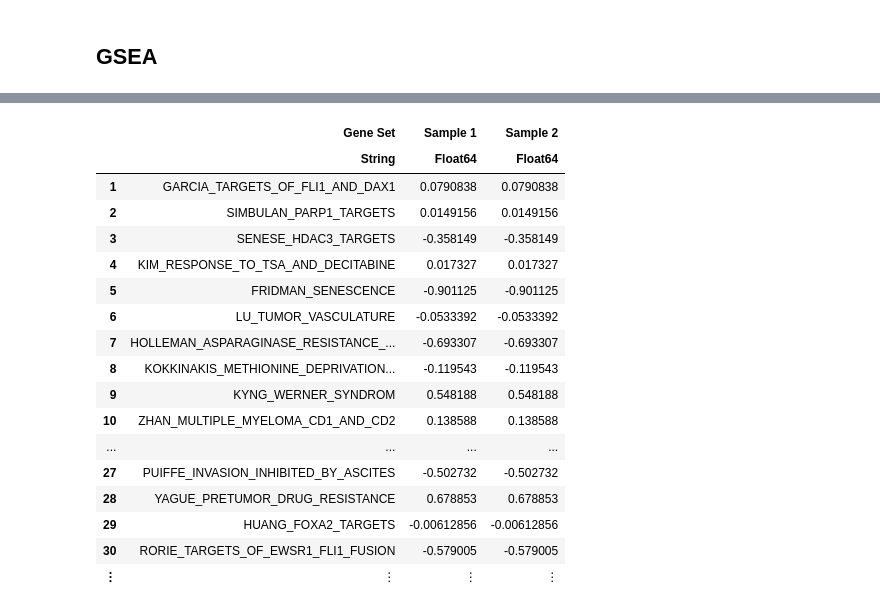
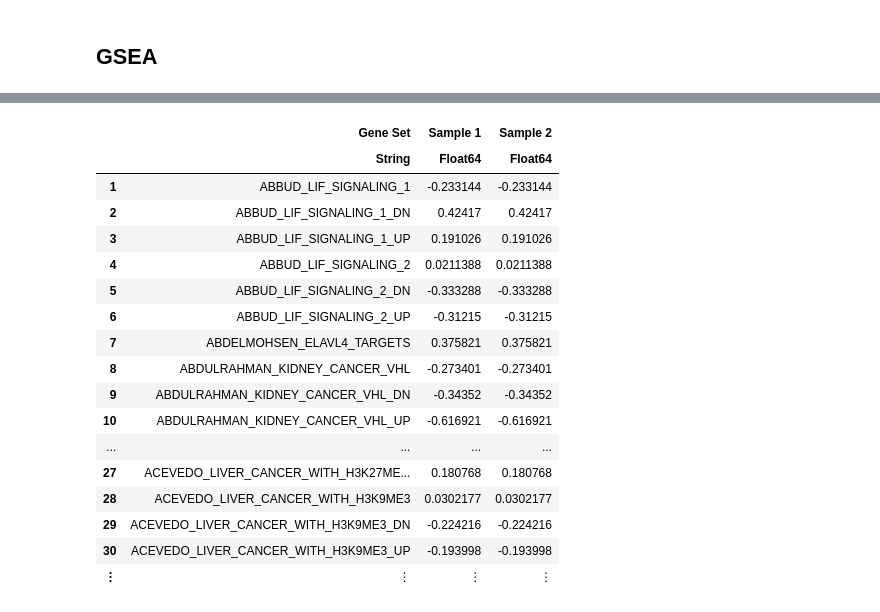
Before and after one commit to KatharineME/Kate.jl, a Jupyter notebook: notebook/gsea.ipynb, the cells around one changed output, grey strips where cells are left out. Saved outputs shown, nothing was run; the diff lists cells and outputs as text; code cells hidden in the pictures.

```diff
--- a/notebook/gsea.ipynb
+++ b/notebook/gsea.ipynb
@@ -309,22 +268,39 @@ gene_set_combined_x_sample = DataFrame(Dict(n => Array{t, 1}() for (n, t) in zip
     eltypes(gene_set_x_sample),
 )))
 
-
 for gene_set in gene_sets
 
-    if endswith(gene_set, "_UP")
-
-        gene_set_up = gene_set
+    if endswith(
+        gene_set,
+        "_DN",
+    ) || endswith(
+        gene_set,
+        "_UP",
+    )
 
         gene_set_combined = gene_set[1:end - 3]
 
+        if gene_set_combined in gene_set_combined_x_sample[:, Symbol("Gene Set")]
+
+            continue
+
+        end
+
         gene_set_dn = "$(gene_set_combined)_DN"
+
+        gene_set_up = "$(gene_set_combined)_UP"
+
+        dn_values = gene_set_x_sample[gene_sets .== gene_set_dn, 2:end]
 
         up_values = gene_set_x_sample[gene_sets .== gene_set_up, 2:end]
 
-        dn_values = gene_set_x_sample[gene_sets .== gene_set_dn, 2:end]
-
-        if size(dn_values, 1) == 0
+        if size(
+            dn_values,
+            1,
+        ) == 0 || size(
+            up_values,
+            1,
+        ) == 0
 
             continue
 
@@ -332,15 +308,26 @@ for gene_set in gene_sets
 
         combined_values = up_values .- dn_values
 
-        insertcols!(combined_values, 1, Symbol("Gene Set") => gene_set_combined)
+        insertcols!(
+            combined_values,
+            1,
+            Symbol("Gene Set") => gene_set_combined,
+        )
 
-        combined_values = combined_values[1, :]
-
-        push!(gene_set_combined_x_sample, combined_values)
+        push!(
+            gene_set_combined_x_sample,
+            combined_values[1, :],
+        )
 
     end
 
 end
 
-gene_set_combined_x_sample
+sort(
+    vcat(
+        gene_set_x_sample,
+        gene_set_combined_x_sample,
+    ),
+    Symbol("Gene Set"),
+)
 # %% [output]
@@ -348,18 +335,18 @@ gene_set_combined_x_sample
 |  | Gene Set | Sample 1 | Sample 2 |
 |  | String | Float64 | Float64 |
-| 1 | GARCIA_TARGETS_OF_FLI1_AND_DAX1 | 0.0790838 | 0.0790838 |
-| 2 | SIMBULAN_PARP1_TARGETS | 0.0149156 | 0.0149156 |
-| 3 | SENESE_HDAC3_TARGETS | -0.358149 | -0.358149 |
-| 4 | KIM_RESPONSE_TO_TSA_AND_DECITABINE | 0.017327 | 0.017327 |
-| 5 | FRIDMAN_SENESCENCE | -0.901125 | -0.901125 |
-| 6 | LU_TUMOR_VASCULATURE | -0.0533392 | -0.0533392 |
-| 7 | HOLLEMAN_ASPARAGINASE_RESISTANCE_... | -0.693307 | -0.693307 |
-| 8 | KOKKINAKIS_METHIONINE_DEPRIVATION... | -0.119543 | -0.119543 |
-| 9 | KYNG_WERNER_SYNDROM | 0.548188 | 0.548188 |
-| 10 | ZHAN_MULTIPLE_MYELOMA_CD1_AND_CD2 | 0.138588 | 0.138588 |
+| 1 | ABBUD_LIF_SIGNALING_1 | -0.233144 | -0.233144 |
+| 2 | ABBUD_LIF_SIGNALING_1_DN | 0.42417 | 0.42417 |
+| 3 | ABBUD_LIF_SIGNALING_1_UP | 0.191026 | 0.191026 |
+| 4 | ABBUD_LIF_SIGNALING_2 | 0.0211388 | 0.0211388 |
+| 5 | ABBUD_LIF_SIGNALING_2_DN | -0.333288 | -0.333288 |
+| 6 | ABBUD_LIF_SIGNALING_2_UP | -0.31215 | -0.31215 |
+| 7 | ABDELMOHSEN_ELAVL4_TARGETS | 0.375821 | 0.375821 |
+| 8 | ABDULRAHMAN_KIDNEY_CANCER_VHL | -0.273401 | -0.273401 |
+| 9 | ABDULRAHMAN_KIDNEY_CANCER_VHL_DN | -0.34352 | -0.34352 |
+| 10 | ABDULRAHMAN_KIDNEY_CANCER_VHL_UP | -0.616921 | -0.616921 |
 | ... | ... | ... | ... |
-| 27 | PUIFFE_INVASION_INHIBITED_BY_ASCITES | -0.502732 | -0.502732 |
-| 28 | YAGUE_PRETUMOR_DRUG_RESISTANCE | 0.678853 | 0.678853 |
-| 29 | HUANG_FOXA2_TARGETS | -0.00612856 | -0.00612856 |
-| 30 | RORIE_TARGETS_OF_EWSR1_FLI1_FUSION | -0.579005 | -0.579005 |
+| 27 | ACEVEDO_LIVER_CANCER_WITH_H3K27ME... | 0.180768 | 0.180768 |
+| 28 | ACEVEDO_LIVER_CANCER_WITH_H3K9ME3 | 0.0302177 | 0.0302177 |
+| 29 | ACEVEDO_LIVER_CANCER_WITH_H3K9ME3_DN | -0.224216 | -0.224216 |
+| 30 | ACEVEDO_LIVER_CANCER_WITH_H3K9ME3_UP | -0.193998 | -0.193998 |
 | ⋮ | ⋮ | ⋮ | ⋮ |
```
Also changed, not shown: parts of 16 cells of this notebook, 3 other files.
